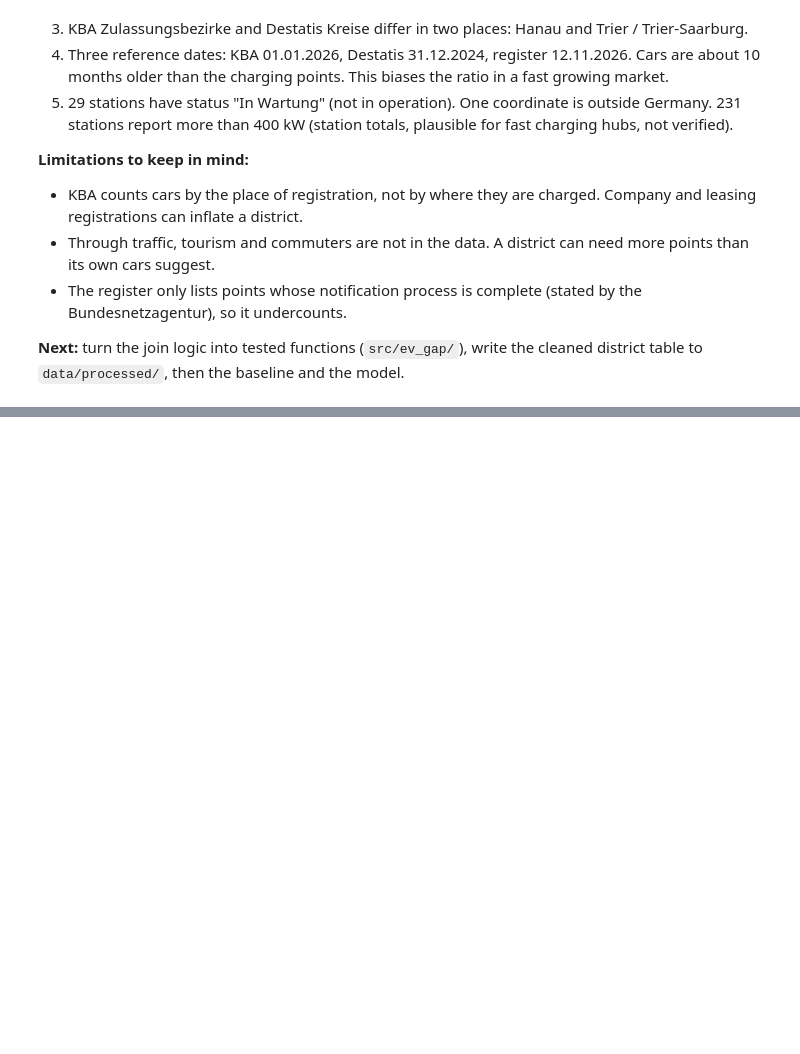
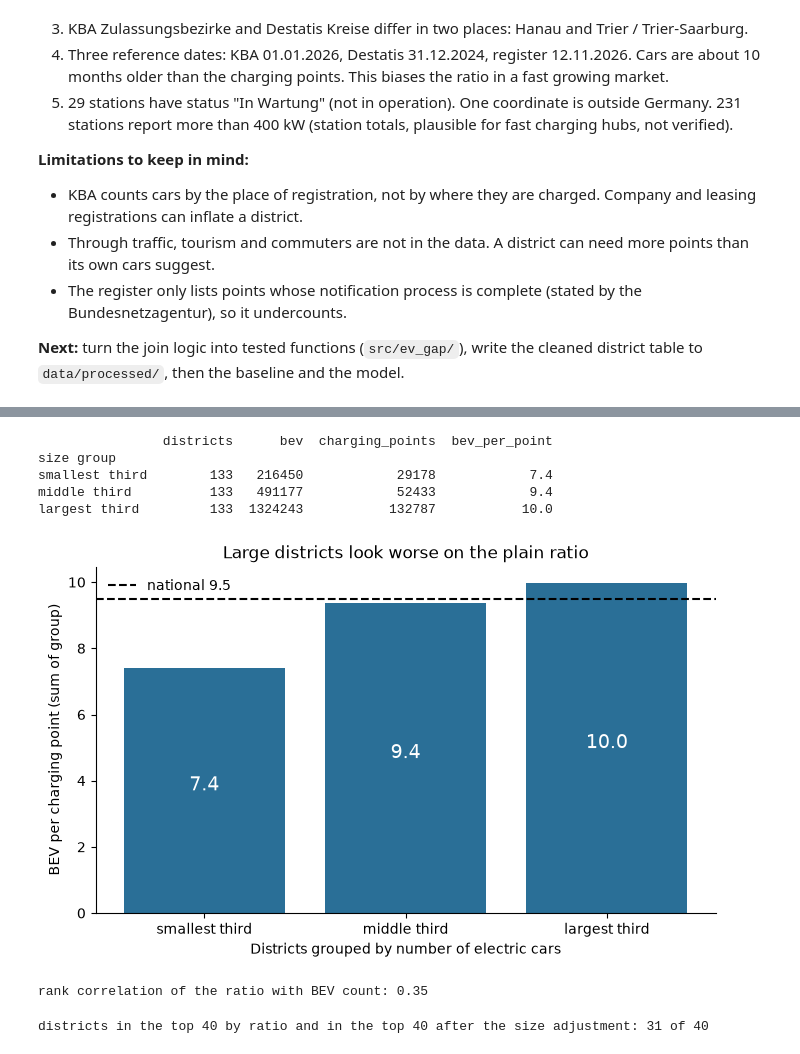
Before and after one commit to FlorianEbner96/ev-charging-gap-germany, a Jupyter notebook: notebooks/01_explore_data.ipynb, the cells around one changed output, grey strips where cells are left out. Drawn from its saved outputs; the diff is of its cells as text; code cells hidden in the pictures; blank space fills up the shorter version.

```diff
--- a/notebooks/01_explore_data.ipynb
+++ b/notebooks/01_explore_data.ipynb
@@ -470,0 +556,39 @@ plt.show()
+# %%
+groups = pd.qcut(districts["bev"], 3, labels=["smallest third", "middle third", "largest third"])
+by_size = districts.groupby(groups, observed=True).agg(
+    districts=("key", "size"), bev=("bev", "sum"), charging_points=("charging_points", "sum")
+)
+by_size["bev_per_point"] = by_size["bev"] / by_size["charging_points"]
+by_size.index.name = "size group"
+print(by_size.round(1).to_string())
+
+fig, ax = plt.subplots()
+ax.bar(by_size.index.astype(str), by_size["bev_per_point"], color="#2a6f97")
+ax.axhline(national_ratio, color="black", linestyle="--", label=f"national {national_ratio:.1f}")
+for i, value in enumerate(by_size["bev_per_point"]):
+    ax.text(i, value / 2, f"{value:.1f}", ha="center", color="white", fontsize=14)
+ax.set_ylabel("BEV per charging point (sum of group)")
+ax.set_xlabel("Districts grouped by number of electric cars")
+ax.set_title("Large districts look worse on the plain ratio")
+ax.legend(frameon=False)
+plt.show()
+
+rank_corr = districts["bev_per_point"].rank().corr(districts["bev"].rank())
+print("rank correlation of the ratio with BEV count:", round(rank_corr, 2))
+# %% [output]
+                districts      bev  charging_points  bev_per_point
+size group
+smallest third        133   216450            29178            7.4
+middle third          133   491177            52433            9.4
+largest third         133  1324243           132787           10.0
+[figure, added]
+rank correlation of the ratio with BEV count: 0.35
+# %%
+# How much does the ranking change if the size effect is removed?
+intercept, slopes, _ = results["BEV only"]
+residual = log["charging_points"] - (intercept + slopes["bev"] * log["bev"])  # negative: fewer points than a district of this size usually has
+top_by_ratio = set(districts.nlargest(40, "bev_per_point")["key"])
+top_by_residual = set(districts.loc[residual.nsmallest(40).index, "key"])
+print("districts in the top 40 by ratio and in the top 40 after the size adjustment:", len(top_by_ratio & top_by_residual), "of 40")
+# %% [output]
+districts in the top 40 by ratio and in the top 40 after the size adjustment: 31 of 40
```
Also changed, not shown: parts of 11 cells of this notebook, 11 other files.
